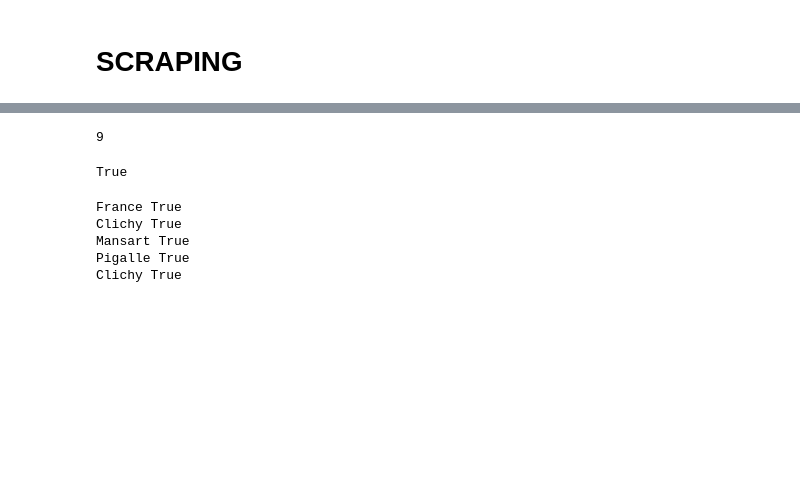
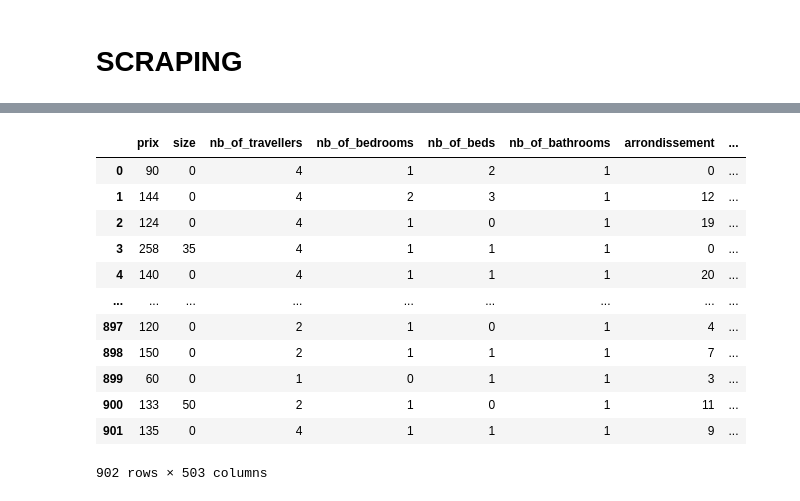
Before and after one commit to JuliusHayter/albert_project, a Jupyter notebook: notebooks/notebook.ipynb, the cells around one changed output, grey strips where cells are left out. Cells and saved outputs as stored; diff of their text form; code cells hidden in the pictures; blank space fills up the shorter version.

```diff
--- a/notebooks/notebook.ipynb
+++ b/notebooks/notebook.ipynb
@@ -504,4 +579,0 @@ arrondissement[arrondissement['voie'] == "clichy"]
-# %%
-arrondissement[arrondissement['voie'] == "clichy"]['Arrondissement'].value_counts().idxmax()
-# %% [output]
-9
@@ -510,24 +579,0 @@ arrondissement = arrondissement.drop_duplicates()
-# %%
-"clichy" in list(arrondissement['voie'])
-# %% [output]
-True
-# %%
-image = Image.open('test3.jpg')
-
-# Perform OCR using PyTesseract
-text = pytesseract.image_to_string(image)
-
-
-test = []
-# Print the extracted text
-for i in text.rsplit():
-    if i.lower() in list(arrondissement['voie']):
-        print(i, i.lower() in list(arrondissement['voie']))
-
-        print(arrondissement[arrondissement['voie'] == i.lower()]['Arrondissement'].value_counts().idxmax())
-# %% [output]
-France True
-Clichy True
-Mansart True
-Pigalle True
-Clichy True
@@ -533,0 +592,16 @@ Clichy True
+# %%
+df
+# %% [output]
+|  | prix | size | nb_of_travellers | nb_of_bedrooms | nb_of_beds | nb_of_bathrooms | arrondissement | ... |
+| 0 | 90 | 0 | 4 | 1 | 2 | 1 | 0 | ... |
+| 1 | 144 | 0 | 4 | 2 | 3 | 1 | 12 | ... |
+| 2 | 124 | 0 | 4 | 1 | 0 | 1 | 19 | ... |
+| 3 | 258 | 35 | 4 | 1 | 1 | 1 | 0 | ... |
+| 4 | 140 | 0 | 4 | 1 | 1 | 1 | 20 | ... |
+| ... | ... | ... | ... | ... | ... | ... | ... | ... |
+| 897 | 120 | 0 | 2 | 1 | 0 | 1 | 4 | ... |
+| 898 | 150 | 0 | 2 | 1 | 1 | 1 | 7 | ... |
+| 899 | 60 | 0 | 1 | 0 | 1 | 1 | 3 | ... |
+| 900 | 133 | 50 | 2 | 1 | 0 | 1 | 11 | ... |
+| 901 | 135 | 0 | 4 | 1 | 1 | 1 | 9 | ... |
+902 rows × 503 columns
```
Also changed, not shown: parts of 58 cells of this notebook.
